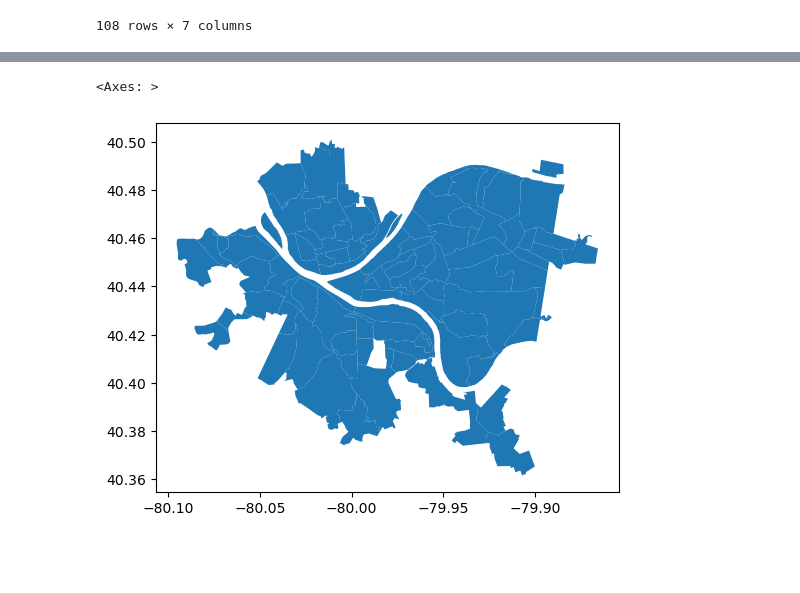
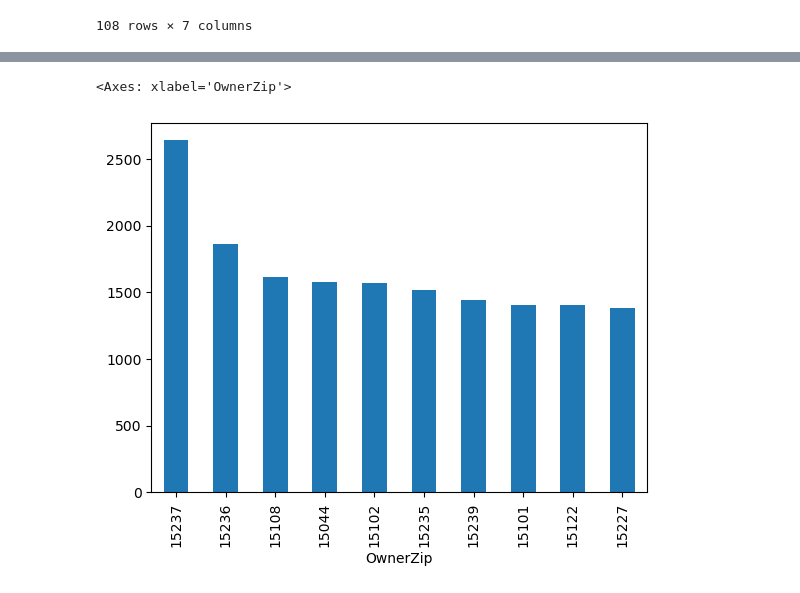
Before and after one commit to hkwee782/FinalProject, a Jupyter notebook: dog_licenses.ipynb, the cells around one changed output, grey strips where cells are left out. Cells and saved outputs as stored; diff of their text form; code cells hidden in the pictures; blank space fills up the shorter version.

Commit message:
graph and explanations

```diff
--- a/dog_licenses.ipynb
+++ b/dog_licenses.ipynb
@@ -40,8 +46,9 @@ def func(x):
 
 pop_zip = data.groupby("OwnerZip").filter(func)
 
-# display zip codes again
-pop_zip.groupby("OwnerZip").count()
+# display count by zip code again
+zipCodes = pop_zip.groupby("OwnerZip").count()
+zipCodes
 # %% [output]
 |  | _id | LicenseType | Breed | Color | DogName | ExpYear | ValidDate |
 | OwnerZip |  |  |  |  |  |  |  |
@@ -57,3 +64,11 @@ pop_zip.groupby("OwnerZip").count()
 | 16059 | 18 | 18 | 18 | 18 | 18 | 18 | 18 |
 | 16229 | 5 | 5 | 5 | 5 | 5 | 5 | 5 |
 108 rows × 7 columns
+# %%
+# sort high to low
+sorted = zipCodes.sort_values("_id", ascending = False)
+#sorted.head(10)
+# %%
+# take the top 10 zip codes
+topTen = sorted.head(10)
+topTen
@@ -59,0 +88,6 @@ pop_zip.groupby("OwnerZip").count()
+# %%
+topTen = topTen[topTen.columns[1]]
+topTen.plot.bar()
+# %% [output]
+<Axes: xlabel='OwnerZip'>
+[figure, added]
@@ -60,6 +103,4 @@ pop_zip.groupby("OwnerZip").count()
 # %%
 neighborhoods = geopandas.read_file("Neighborhoods/Neighborhoods_.shp") # read in the shapefile
-neighborhoods.plot()
+#neighborhoods.head(20)
+#neighborhoods.plot()
-# %% [output]
-<Axes: >
-[figure, removed]
```
Also changed, not shown: parts of 6 cells of this notebook.
